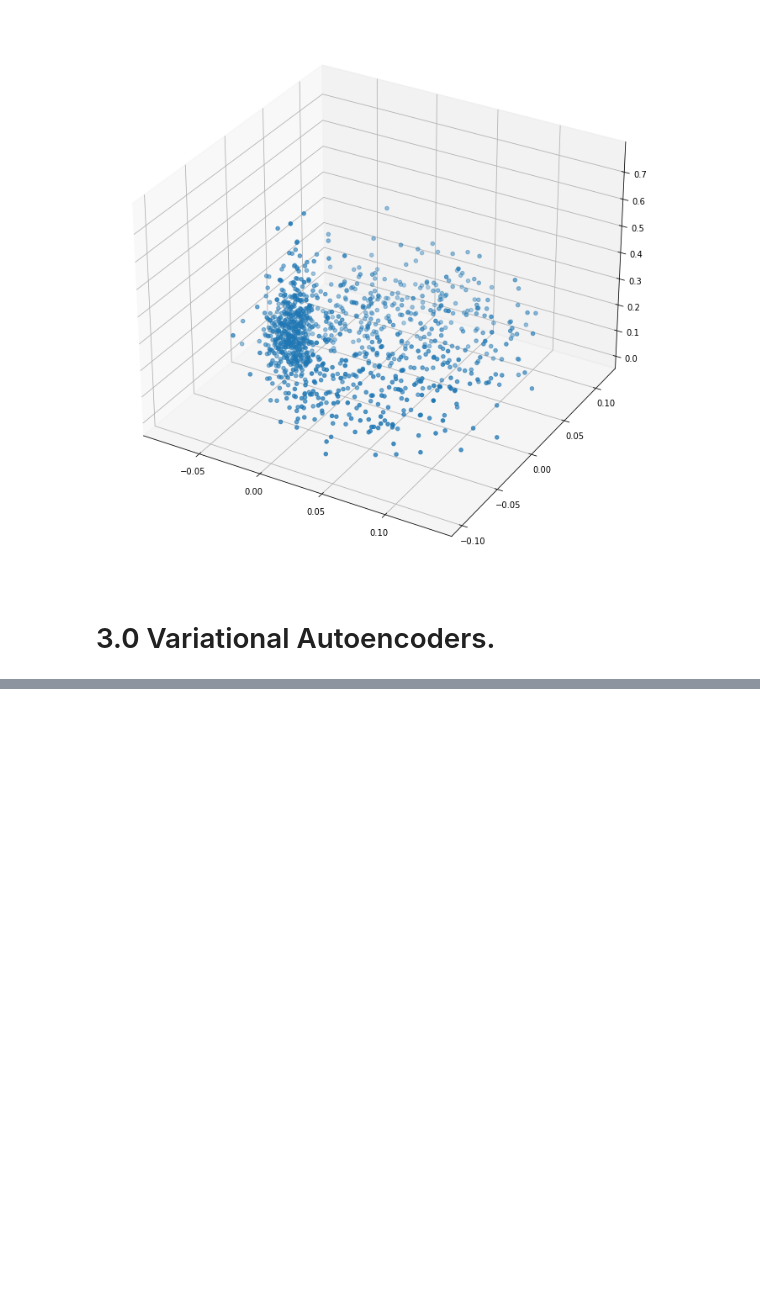
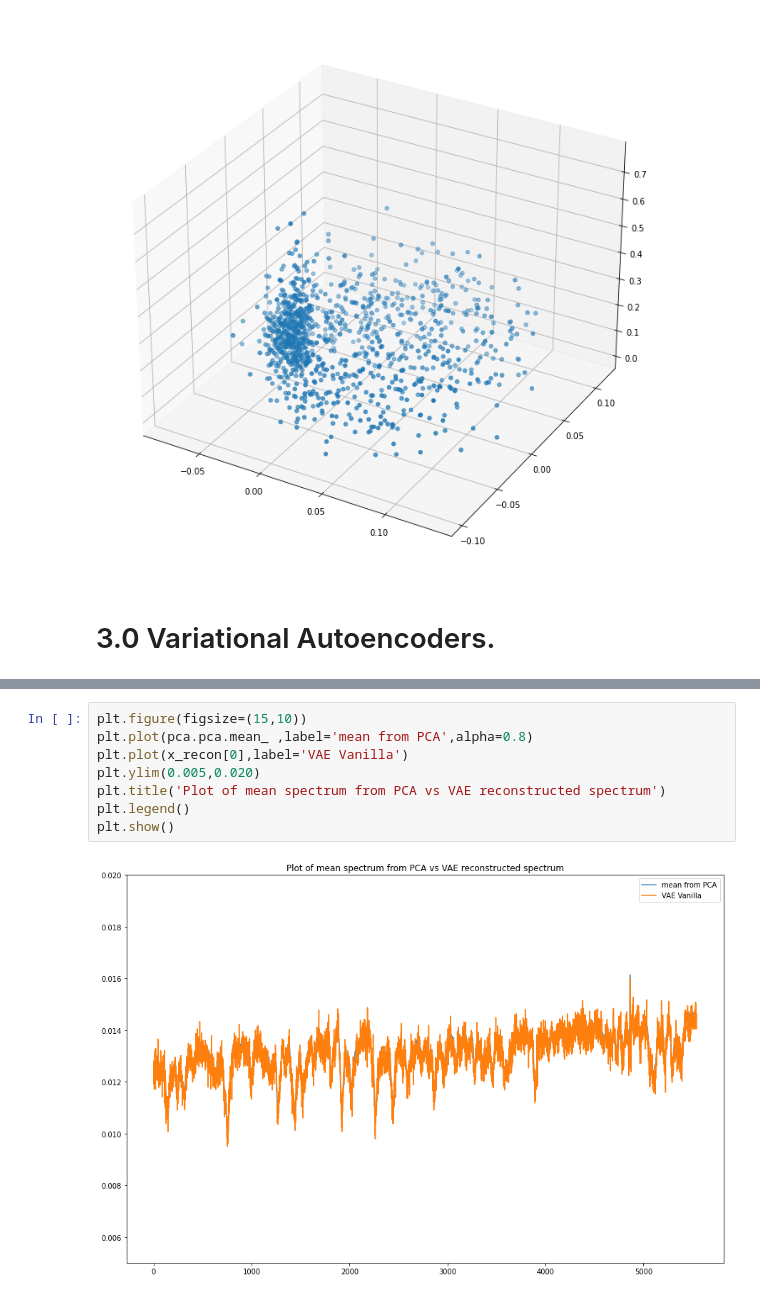
Before and after one commit to ocallam6/GES, a Jupyter notebook: Analysis/hr10_pca.ipynb, the cells around one changed output, grey strips where cells are left out. Saved outputs shown, nothing was run; the diff lists cells and outputs as text; blank space fills up the shorter version.

```diff
--- a/Analysis/hr10_pca.ipynb
+++ b/Analysis/hr10_pca.ipynb
@@ -331,0 +374,10 @@ NotImplementedError:
+# %%
+plt.figure(figsize=(15,10))
+plt.plot(pca.pca.mean_ ,label='mean from PCA',alpha=0.8)
+plt.plot(x_recon[0],label='VAE Vanilla')
+plt.ylim(0.005,0.020)
+plt.title('Plot of mean spectrum from PCA vs VAE reconstructed spectrum')
+plt.legend()
+plt.show()
+# %% [output]
+[figure, added]
```
Also changed, not shown: parts of 27 cells of this notebook, 3 other files.
